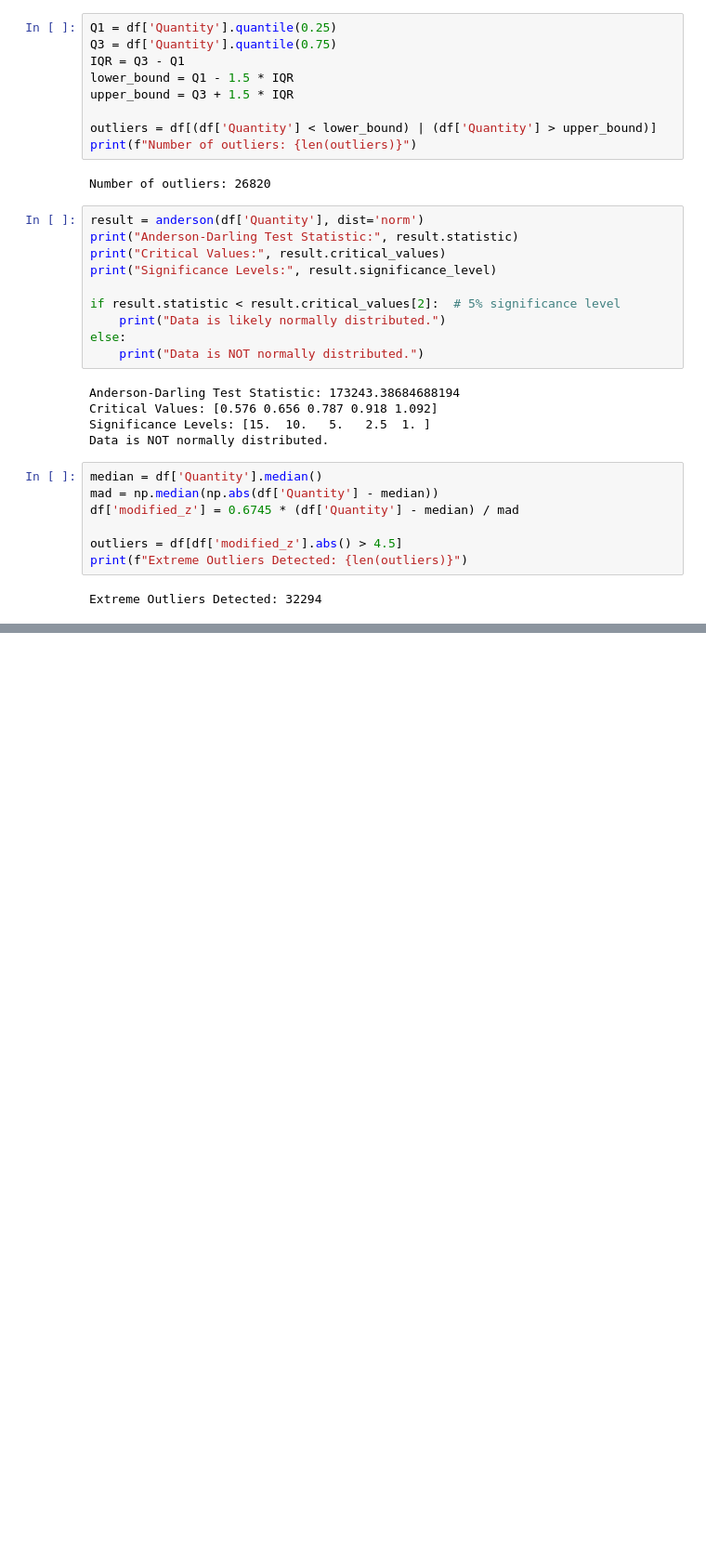
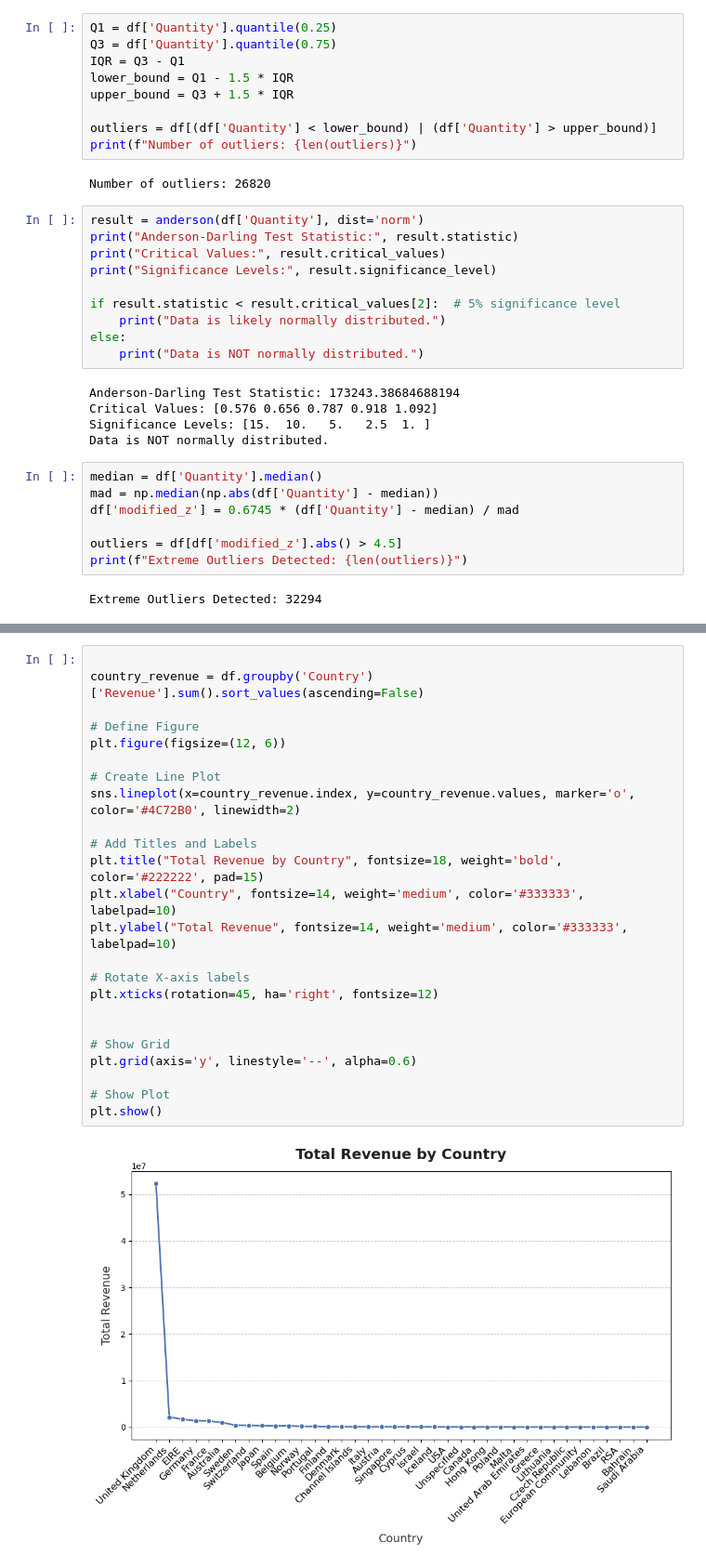
Before and after one commit to puneetprashar2003/Black_Friday_Data_Analysis, a Jupyter notebook: eda.ipynb, the cells around one changed output, grey strips where cells are left out. Shown at 93% size. Cells and saved outputs as stored; diff of their text form; blank space fills up the shorter version.

Commit message:
Plots for revenue

```diff
--- a/eda.ipynb
+++ b/eda.ipynb
@@ -676,0 +685,26 @@ Outliers Detected: 388
+# %%
+
+country_revenue = df.groupby('Country')['Revenue'].sum().sort_values(ascending=False)
+
+# Define Figure
+plt.figure(figsize=(12, 6))
+
+# Create Line Plot
+sns.lineplot(x=country_revenue.index, y=country_revenue.values, marker='o', color='#4C72B0', linewidth=2)
+
+# Add Titles and Labels
+plt.title("Total Revenue by Country", fontsize=18, weight='bold', color='#222222', pad=15)
+plt.xlabel("Country", fontsize=14, weight='medium', color='#333333', labelpad=10)
+plt.ylabel("Total Revenue", fontsize=14, weight='medium', color='#333333', labelpad=10)
+
+# Rotate X-axis labels
+plt.xticks(rotation=45, ha='right', fontsize=12)
+
+
+# Show Grid
+plt.grid(axis='y', linestyle='--', alpha=0.6)
+
+# Show Plot
+plt.show()
+# %% [output]
+[figure, added]
```
Also changed, not shown: parts of 10 cells of this notebook, 1 other file.
